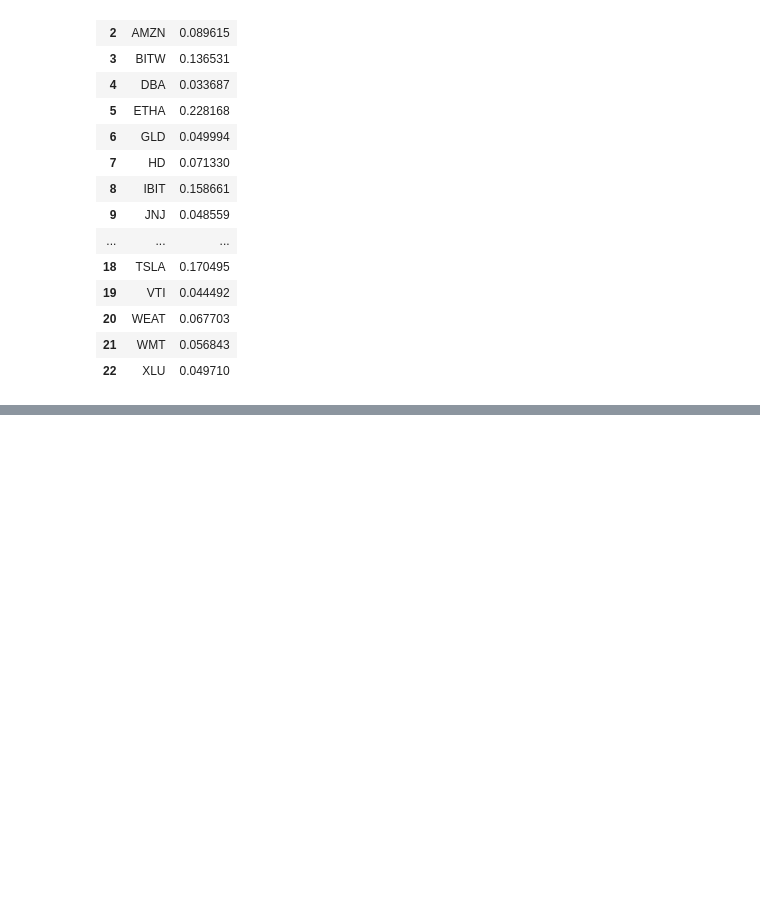
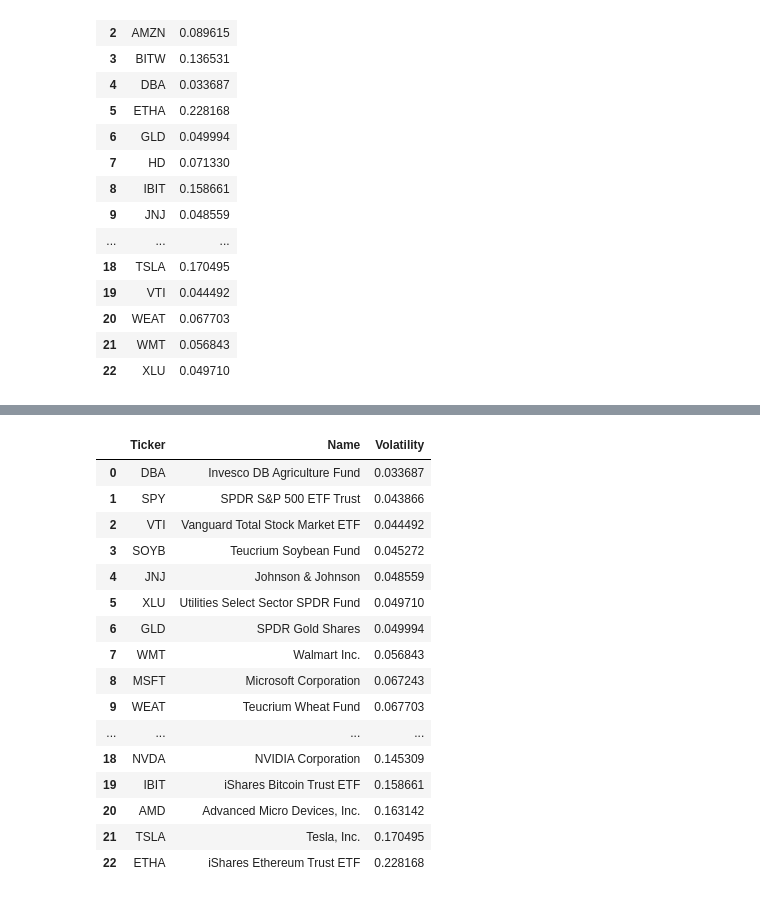
Before and after one commit to loganmcdavid11/Modern-Store-Of-Value, a Jupyter notebook: notebooks/brence.ipynb, the cells around one changed output, grey strips where cells are left out. Drawn from its saved outputs; the diff is of its cells as text; code cells hidden in the pictures; blank space fills up the shorter version.

```diff
--- a/notebooks/brence.ipynb
+++ b/notebooks/brence.ipynb
@@ -202,0 +253,23 @@ volatility
+# %%
+# Sort by volatility
+
+vol_sorted = volatility.sort_values('Volatility').reset_index(drop=True)
+vol_sorted
+# %% [output]
+|  | Ticker | Name | Volatility |
+| 0 | DBA | Invesco DB Agriculture Fund | 0.033687 |
+| 1 | SPY | SPDR S&P 500 ETF Trust | 0.043866 |
+| 2 | VTI | Vanguard Total Stock Market ETF | 0.044492 |
+| 3 | SOYB | Teucrium Soybean Fund | 0.045272 |
+| 4 | JNJ | Johnson & Johnson | 0.048559 |
+| 5 | XLU | Utilities Select Sector SPDR Fund | 0.049710 |
+| 6 | GLD | SPDR Gold Shares | 0.049994 |
+| 7 | WMT | Walmart Inc. | 0.056843 |
+| 8 | MSFT | Microsoft Corporation | 0.067243 |
+| 9 | WEAT | Teucrium Wheat Fund | 0.067703 |
+| ... | ... | ... | ... |
+| 18 | NVDA | NVIDIA Corporation | 0.145309 |
+| 19 | IBIT | iShares Bitcoin Trust ETF | 0.158661 |
+| 20 | AMD | Advanced Micro Devices, Inc. | 0.163142 |
+| 21 | TSLA | Tesla, Inc. | 0.170495 |
+| 22 | ETHA | iShares Ethereum Trust ETF | 0.228168 |
```
Also changed, not shown: parts of 8 cells of this notebook.
